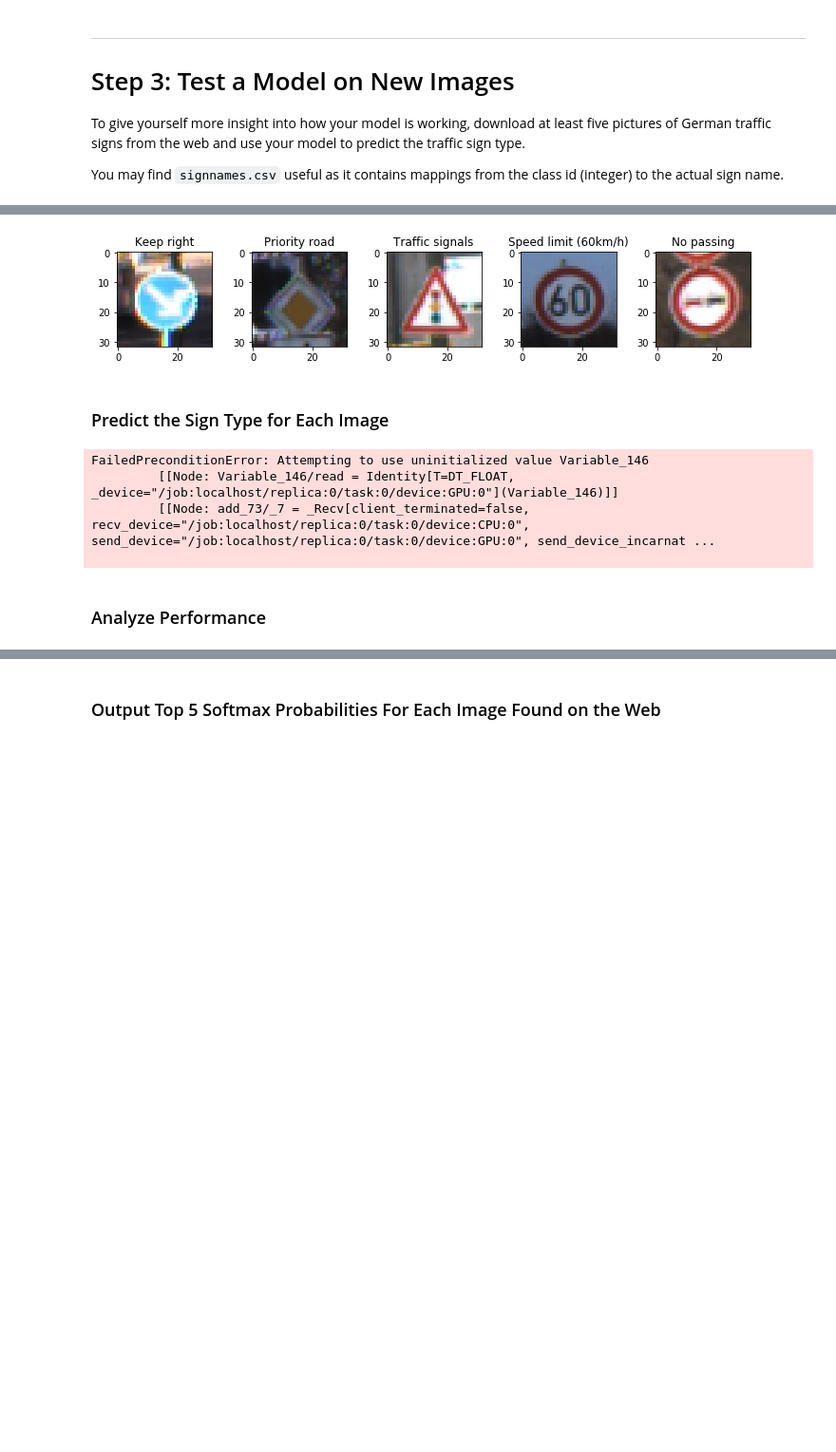
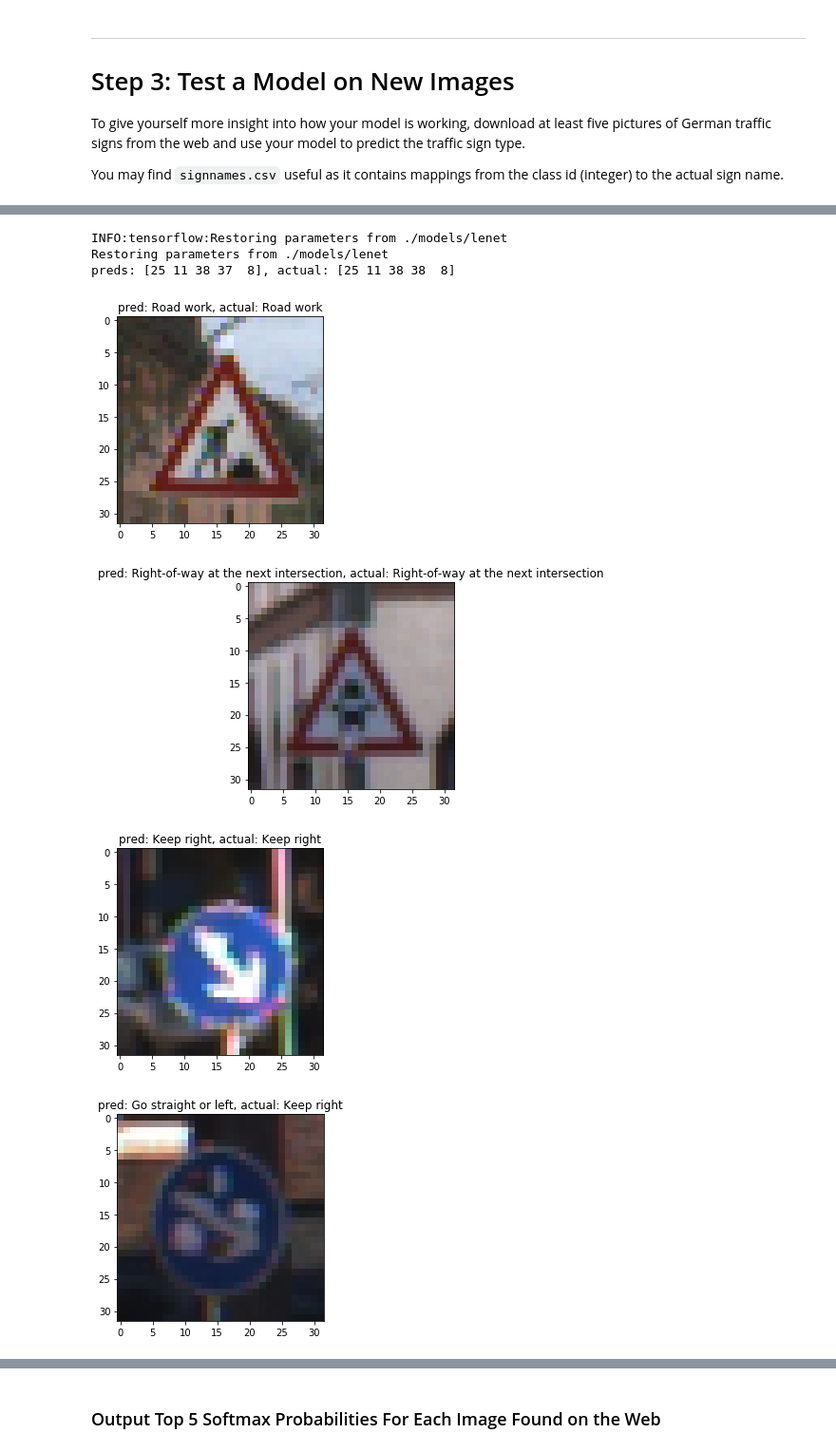
Before and after one commit to mikeliao97/CarND-Traffic-Sign-Classifier-Project, a Jupyter notebook: Traffic_Sign_Classifier-Lenet.ipynb, the cells around one changed output, grey strips where cells are left out. Shown at 95% size. Saved outputs shown, nothing was run; the diff lists cells and outputs as text; code cells hidden in the pictures; blank space fills up the shorter version.

```diff
--- a/Traffic_Sign_Classifier-Lenet.ipynb
+++ b/Traffic_Sign_Classifier-Lenet.ipynb
@@ -426,34 +470,0 @@ f.show()
-# %%
-## Load the images and plot them here.
-## Feel free to use as many code cells as needed.
-NUM_TO_TEST = 5
-f, axarr = plt.subplots(1, NUM_TO_TEST, figsize=(10, 10))
-f.tight_layout()
-TEST_IMAGE_IDX = np.random.choice(len(X_test), NUM_TO_TEST)
-test_images = []
-for idx, img_link in enumerate(TEST_IMAGES_LINKS):
-    img_tmp = X_test[TEST_IMAGE_IDX[idx]]
-    axarr[idx].imshow(img_tmp)
-    axarr[idx].set_title(int_to_class[y_test[TEST_IMAGE_IDX[idx]]])
-    test_images.append(img_tmp)
-f.show()
-# %% [output]
-[figure, removed]
-# %% [markdown]
-### Predict the Sign Type for Each Image
-# %%
-test_images = np.array(test_images)
-with tf.Session() as sess:
-    sess.run(tf.global_variables_initializer())
-    x = tf.placeholder(tf.float32, (None, 32, 32, 3))
-    logits = LeNet(x)
-    images_processed = preprocess_batch(test_images)
-    preds = sess.run([logits], {x: images_processed})
-    print('preds', preds)
-# %% [output]
-FailedPreconditionError: Attempting to use uninitialized value Variable_146
-         [[Node: Variable_146/read = Identity[T=DT_FLOAT, _device="/job:localhost/replica:0/task:0/device:GPU:0"](Variable_146)]]
-         [[Node: add_73/_7 = _Recv[client_terminated=false, recv_device="/job:localhost/replica:0/task:0/device:CPU:0", send_device="/job:localhost/replica:0/task:0/device:GPU:0", send_device_incarnat ...
-
-# %% [markdown]
-### Analyze Performance
@@ -462,0 +471,29 @@ FailedPreconditionError: Attempting to use uninitialized value Variable_146
+# %%
+NUM_TEST = 5
+np.random.seed(0)
+idx_rand_Xtest = np.random.choice(len(X_test), size=NUM_TEST, replace=False)
+with tf.Session() as sess:
+    sess.run(tf.global_variables_initializer())
+    saver.restore(sess, tf.train.latest_checkpoint('./models'))
+
+    # get predictions
+    test_images = X_test[idx_rand_Xtest]
+    test_labels = y_test[idx_rand_Xtest]
+    images_processed = preprocess_batch(test_images)
+    preds = sess.run(predictions, feed_dict={x: images_processed, training:False})
+    print('preds: {}, actual: {}'.format(preds, test_labels))
+     #Plot the images
+    for i in range(NUM_TEST):
+        label_pred, label_actual = int_to_class[preds[i]], int_to_class[test_labels[i]]
+        result = "pred: {}, actual: {}".format(label_pred, label_actual)
+        plt.title(result)
+        plt.imshow(test_images[i])
+        plt.show()
+# %% [output]
+INFO:tensorflow:Restoring parameters from ./models/lenet
+Restoring parameters from ./models/lenet
+preds: [25 11 38 37  8], actual: [25 11 38 38  8]
+[figure, added]
+[figure, added]
+[figure, added]
+[figure, added]
```
Also changed, not shown: parts of 28 cells of this notebook.
